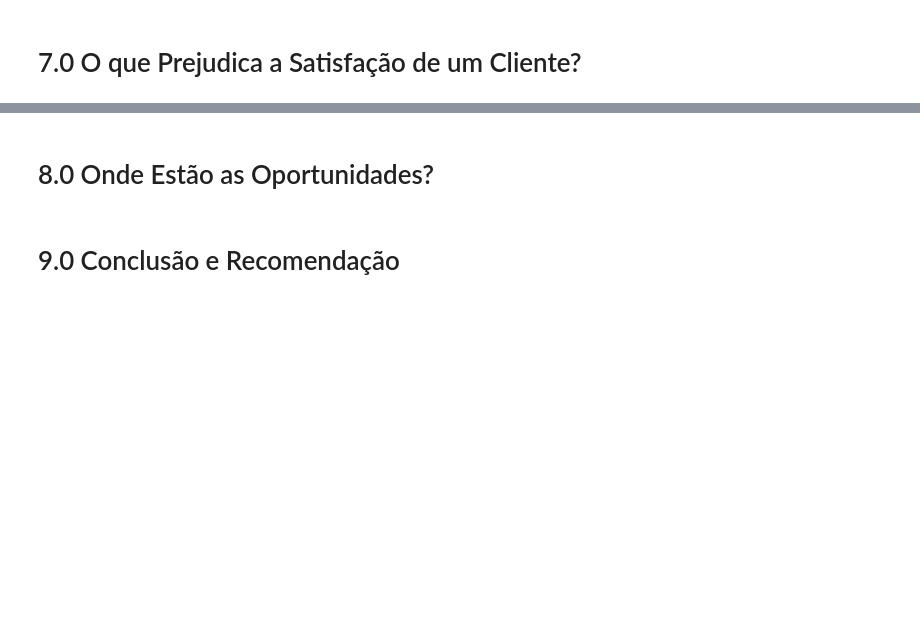
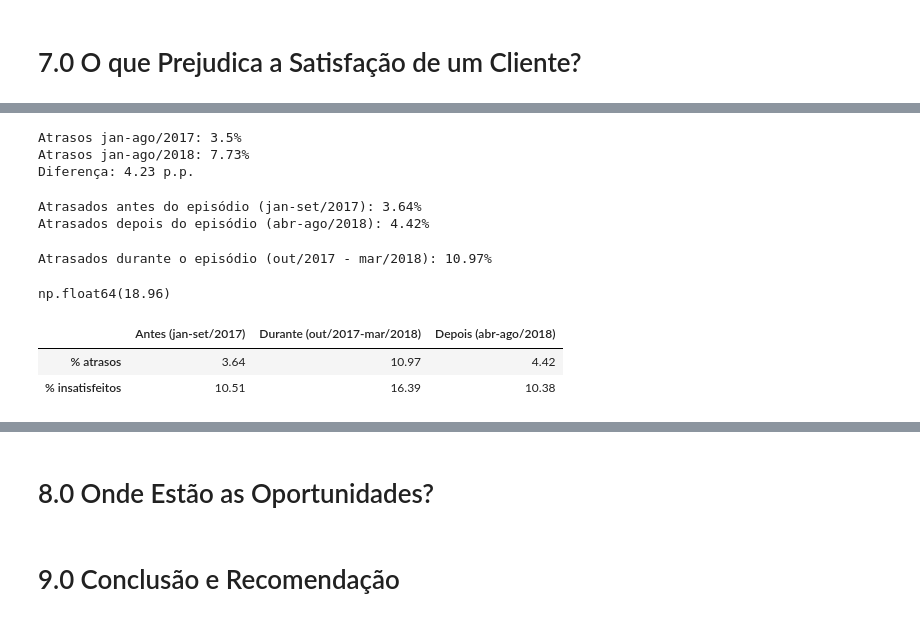
Before and after one commit to alefaizi/tech-challenge-olist, a Jupyter notebook: notebooks/03_analise.ipynb, the cells around one changed output, grey strips where cells are left out. Cells and saved outputs as stored; diff of their text form; code cells hidden in the pictures; blank space fills up the shorter version.

```diff
--- a/notebooks/03_analise.ipynb
+++ b/notebooks/03_analise.ipynb
@@ -407,0 +563,59 @@ Questão em aberto: os prazos de entrega pioraram entre out/2017 e mar/2018? Se
+# %%
+# percentual de atrasos: jan-ago/2017 vs jan-ago/2018
+mascara_atraso_2017 = (df_pedidos_new['mes'] >= '2017-01') & (df_pedidos_new['mes'] <= '2017-08')
+mascara_atraso_2018 = (df_pedidos_new['mes'] >= '2018-01') & (df_pedidos_new['mes'] <= '2018-08')
+
+atrasos_2017 = round(df_pedidos_new.loc[mascara_atraso_2017, 'atrasado'].mean() * 100, 2)
+atrasos_2018 = round(df_pedidos_new.loc[mascara_atraso_2018, 'atrasado'].mean() * 100, 2)
+
+print(f'Atrasos jan-ago/2017: {atrasos_2017}%')
+print(f'Atrasos jan-ago/2018: {atrasos_2018}%')
+print(f'Diferença: {round(atrasos_2018 - atrasos_2017, 2)} p.p.')
+# %% [output]
+Atrasos jan-ago/2017: 3.5%
+Atrasos jan-ago/2018: 7.73%
+Diferença: 4.23 p.p.
+# %%
+# nível de atrasos antes e depois do episódio de out/2017-mar/2018
+mascara_atraso_antes = (df_pedidos_new['mes'] >= '2017-01') & (df_pedidos_new['mes'] <= '2017-09')
+mascara_atraso_depois = (df_pedidos_new['mes'] >= '2018-04') & (df_pedidos_new['mes'] <= '2018-08')
+
+atrasos_antes = round(df_pedidos_new.loc[mascara_atraso_antes, 'atrasado'].mean() * 100, 2)
+atrasos_depois = round(df_pedidos_new.loc[mascara_atraso_depois, 'atrasado'].mean() * 100, 2)
+
+print(f'Atrasados antes do episódio (jan-set/2017): {atrasos_antes}%')
+print(f'Atrasados depois do episódio (abr-ago/2018): {atrasos_depois}%')
+# %% [output]
+Atrasados antes do episódio (jan-set/2017): 3.64%
+Atrasados depois do episódio (abr-ago/2018): 4.42%
+# %%
+# nível de atrasos durante o episódio de out/2017-mar/2018
+mascara_atrasos_episodio = (df_pedidos_new['mes'] >= '2017-10') & (df_pedidos_new['mes'] <= '2018-03')
+
+atrasos_episodio = round(df_pedidos_new.loc[mascara_atrasos_episodio, 'atrasado'].mean() * 100, 2)
+
+print(f'Atrasados durante o episódio (out/2017 - mar/2018): {atrasos_episodio}%')
+# %% [output]
+Atrasados durante o episódio (out/2017 - mar/2018): 10.97%
+# %%
+# pico de atraso
+atrasados_por_mes.loc['2018-03']
+# %% [output]
+np.float64(18.96)
+# %%
+# tabela comparativa % de atrasos e % de insatisfeitos antes, durante e depois do episódio de 10/2017-03/2018
+
+comparativo_atrasos_insatisfeitos = pd.DataFrame(
+    {
+        'Antes (jan-set/2017)': [atrasos_antes, insatisfeitos_antes],
+        'Durante (out/2017-mar/2018)': [atrasos_episodio, insatisfeitos_episodio],
+        'Depois (abr-ago/2018)': [atrasos_depois, insatisfeitos_depois]
+    },
+    index=['% atrasos', '% insatisfeitos']
+)
+
+comparativo_atrasos_insatisfeitos
+# %% [output]
+|  | Antes (jan-set/2017) | Durante (out/2017-mar/2018) | Depois (abr-ago/2018) |
+| % atrasos | 3.64 | 10.97 | 4.42 |
+| % insatisfeitos | 10.51 | 16.39 | 10.38 |
```
Also changed, not shown: parts of 27 cells of this notebook, 1 other file.
